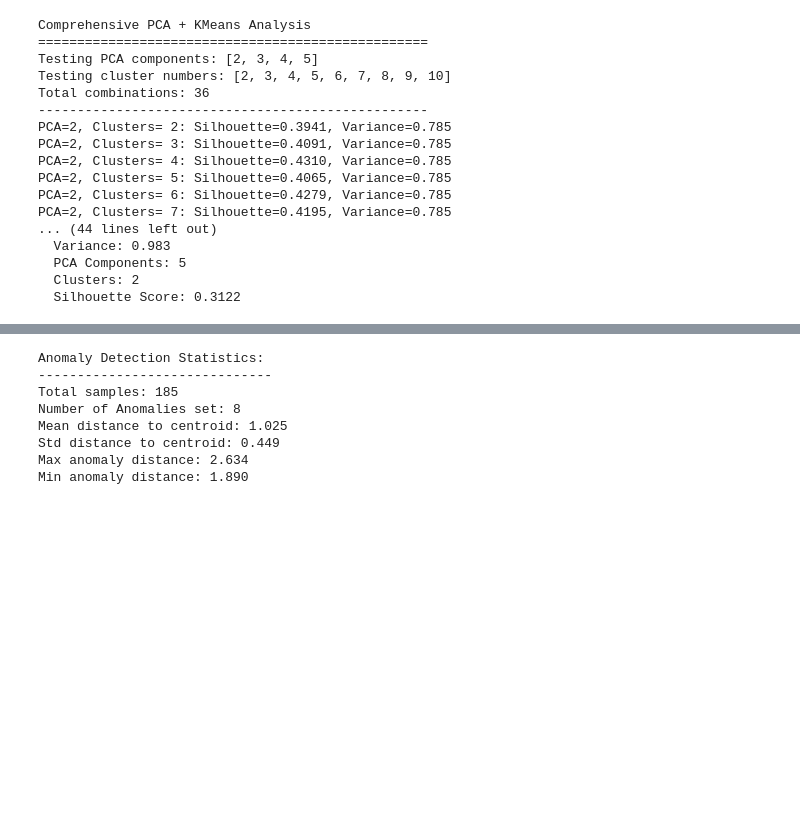
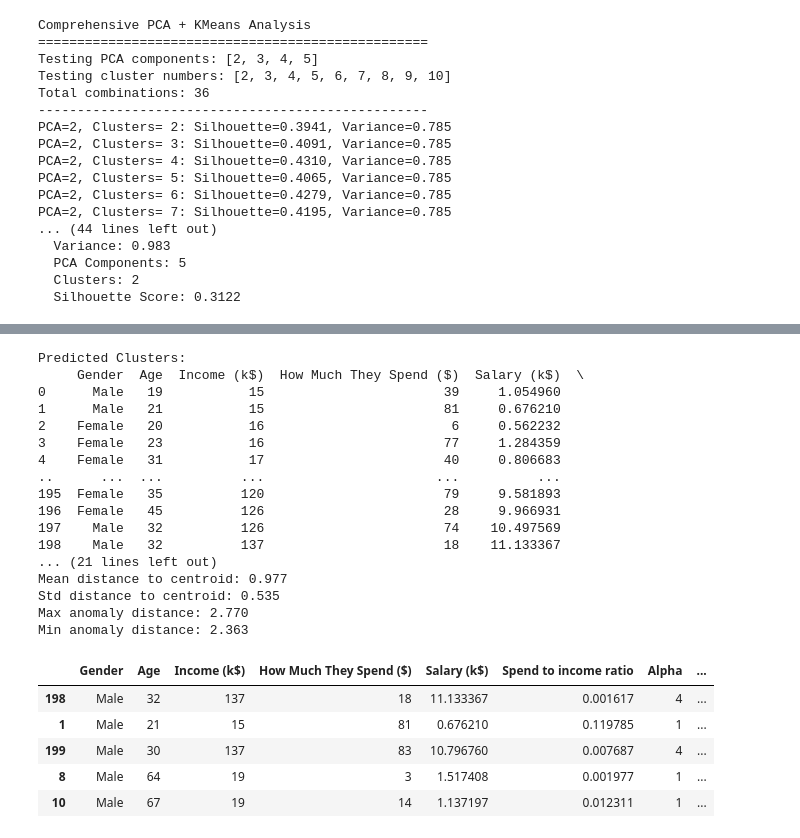
Before and after one commit to rogersoh/sp_AI_MachineLearning, a Jupyter notebook: Applied Machine Learning/assignment/ca2 assignment/part A.ipynb, the cells around one changed output, grey strips where cells are left out. Drawn from its saved outputs; the diff is of its cells as text; code cells hidden in the pictures; blank space fills up the shorter version.

```diff
--- a/Applied Machine Learning/assignment/ca2 assignment/part A.ipynb
+++ b/Applied Machine Learning/assignment/ca2 assignment/part A.ipynb
@@ -745,11 +502,0 @@ PCA=2, Clusters= 7: Silhouette=0.4014, Variance=0.789
-# %%
-nomaly_indices_3component2, cluster_3component2 = visualize_pca_clustering(customer_Xoutlier, n_components = 3, n_clusters = 6, n_anomalies = 8)
-# %% [output]
-Anomaly Detection Statistics:
-------------------------------
-Total samples: 185
-Number of Anomalies set: 8
-Mean distance to centroid: 1.025
-Std distance to centroid: 0.449
-Max anomaly distance: 2.634
-Min anomaly distance: 1.890
@@ -760,3 +503,61 @@ customer_Xoutlier_predicted['label(3 principle component)'] = cluster_3component
+# %%
+n_comp = 2
+n_clust = 4
+
+pipeline = Pipeline([
+  ('preprocessor', preprocessor),
+  ('pca', PCA(n_components=n_comp, random_state=42)),
+  ('kmeans', KMeans(n_clusters=n_clust, random_state=42, n_init=10))
+])
+
+cluster_labels = pipeline.fit_predict(customer)
+customer_predicted = customer.copy()
+
+customer_predicted['Cluster'] = cluster_labels
+print("\nPredicted Clusters:")
+print(customer_predicted)
+
+distances = pipeline.transform(customer).min(axis=1)
+n_anomalies = 5
+
+# Identify points with largest distances (potential anomalies)
+anomaly_indices = np.argsort(distances)[::-1][:n_anomalies]
+
+# Display anomaly statistics
+print("\nAnomaly Detection Statistics:")
+print("-" * 30)
+print(f"Total samples: {customer.shape[0]}")
+print(f"Number of Anomalies set: {n_anomalies}")
+print(f"Mean distance to centroid: {distances.mean():.3f}")
+print(f"Std distance to centroid: {distances.std():.3f}")
+print(f"Max anomaly distance: {distances[anomaly_indices[0]]:.3f}")
+print(f"Min anomaly distance: {distances[anomaly_indices[-1]]:.3f}")
+
+customer_predicted.iloc[anomaly_indices, :]
+# %% [output]
+Predicted Clusters:
+     Gender  Age  Income (k$)  How Much They Spend ($)  Salary (k$)  \
+0      Male   19           15                       39     1.054960
+1      Male   21           15                       81     0.676210
+2    Female   20           16                        6     0.562232
+3    Female   23           16                       77     1.284359
+4    Female   31           17                       40     0.806683
+..      ...  ...          ...                      ...          ...
+195  Female   35          120                       79     9.581893
+196  Female   45          126                       28     9.966931
+197    Male   32          126                       74    10.497569
+198    Male   32          137                       18    11.133367
+... (21 lines left out)
+Mean distance to centroid: 0.977
+Std distance to centroid: 0.535
+Max anomaly distance: 2.770
+Min anomaly distance: 2.363
+|  | Gender | Age | Income (k$) | How Much They Spend ($) | Salary (k$) | Spend to income ratio | Alpha | ... |
+| 198 | Male | 32 | 137 | 18 | 11.133367 | 0.001617 | 4 | ... |
+| 1 | Male | 21 | 15 | 81 | 0.676210 | 0.119785 | 1 | ... |
+| 199 | Male | 30 | 137 | 83 | 10.796760 | 0.007687 | 4 | ... |
+| 8 | Male | 64 | 19 | 3 | 1.517408 | 0.001977 | 1 | ... |
+| 10 | Male | 67 | 19 | 14 | 1.137197 | 0.012311 | 1 | ... |
 # %%
 # Boxplots with Cluster_3D as hue
 plt.figure(figsize=(15, 10), constrained_layout=True)
```
Also changed, not shown: parts of 24 cells of this notebook.
